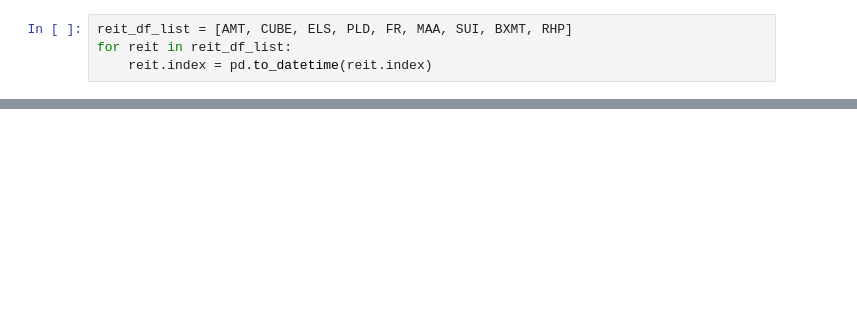
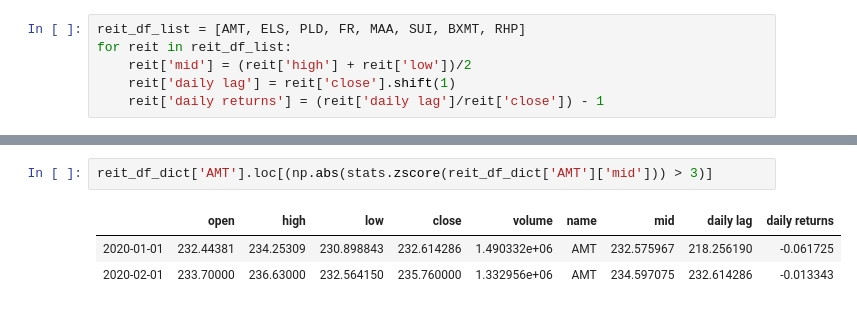
Before and after one commit to andrewcole33/reit_time_series_analysis, a Jupyter notebook: EDA.ipynb, the cells around one changed output, grey strips where cells are left out. Drawn from its saved outputs; the diff is of its cells as text; blank space fills up the shorter version.

```diff
--- a/EDA.ipynb
+++ b/EDA.ipynb
@@ -57,4 +90,6 @@ RHP['Name'] = 'RHP'
 # %%
-reit_df_list = [AMT, CUBE, ELS, PLD, FR, MAA, SUI, BXMT, RHP]
+reit_df_list = [AMT, ELS, PLD, FR, MAA, SUI, BXMT, RHP]
 for reit in reit_df_list:
-    reit.index = pd.to_datetime(reit.index)
+    reit['mid'] = (reit['high'] + reit['low'])/2
+    reit['daily lag'] = reit['close'].shift(1)
+    reit['daily returns'] = (reit['daily lag']/reit['close']) - 1
@@ -136,0 +125,6 @@ plot_return_distributions(reit_df_dict)
+# %%
+reit_df_dict['AMT'].loc[(np.abs(stats.zscore(reit_df_dict['AMT']['mid'])) > 3)]
+# %% [output]
+|  | open | high | low | close | volume | name | mid | daily lag | daily returns |
+| 2020-01-01 | 232.44381 | 234.25309 | 230.898843 | 232.614286 | 1.490332e+06 | AMT | 232.575967 | 218.256190 | -0.061725 |
+| 2020-02-01 | 233.70000 | 236.63000 | 232.564150 | 235.760000 | 1.332956e+06 | AMT | 234.597075 | 232.614286 | -0.013343 |
```
Also changed, not shown: parts of 20 cells of this notebook, 4 other files.
